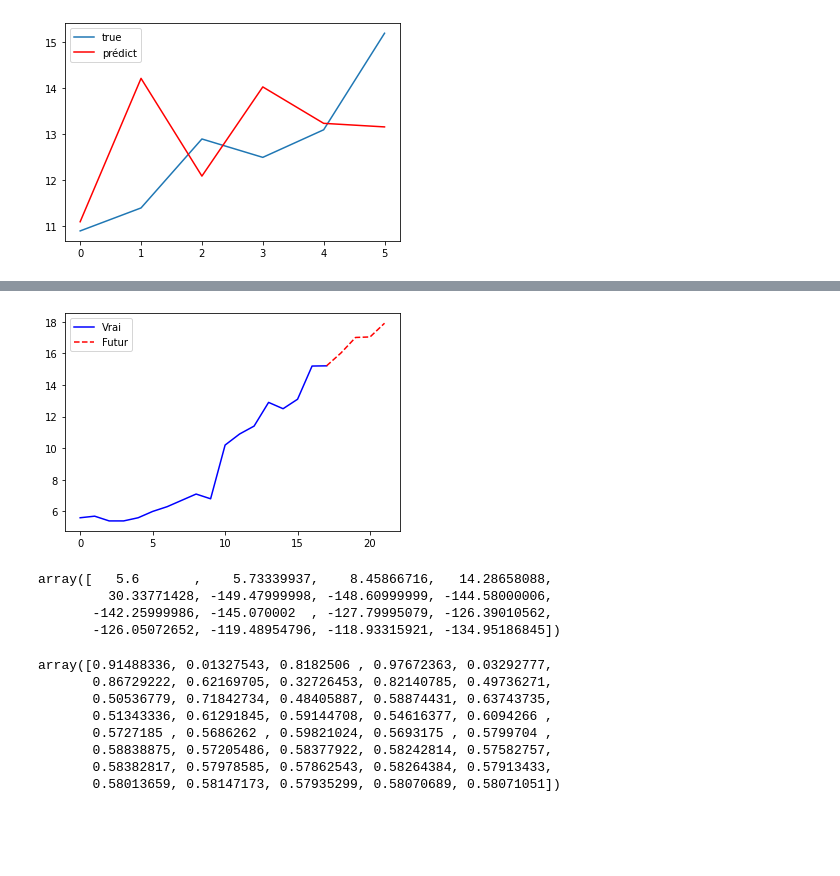
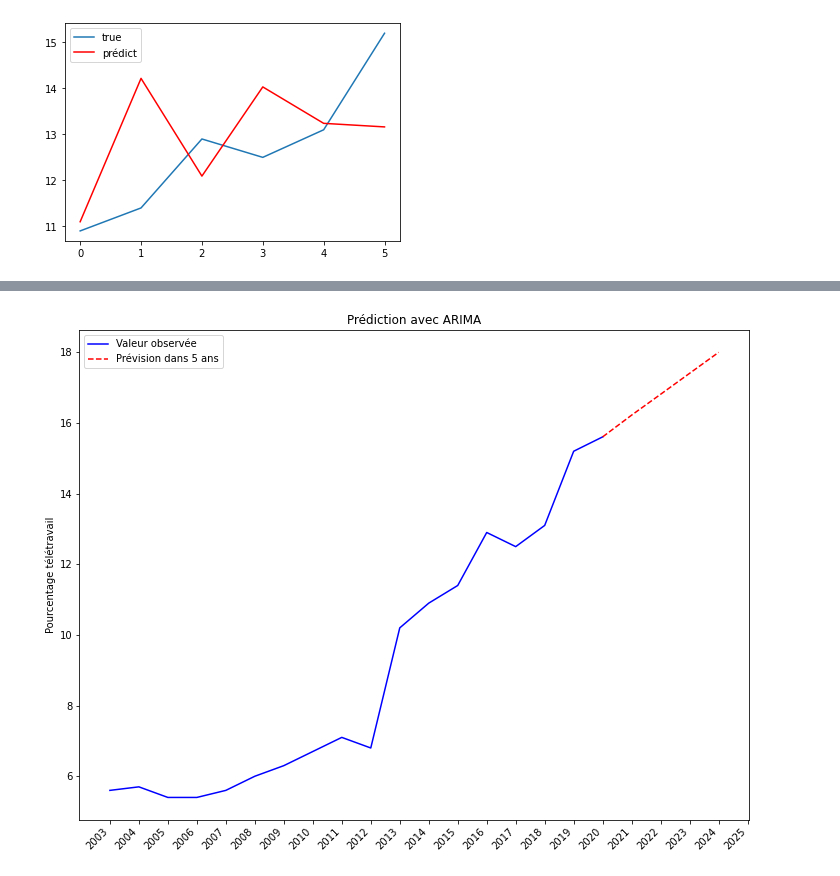
Before and after one commit to mamadcamzis/filRouge, a Jupyter notebook: src/ml.ipynb, the cells around one changed output, grey strips where cells are left out. Drawn from its saved outputs; the diff is of its cells as text; code cells hidden in the pictures; blank space fills up the shorter version.

Commit message:
fix visualisation

```diff
--- a/src/ml.ipynb
+++ b/src/ml.ipynb
@@ -600,8 +643,8 @@ predicted=13.162521, expected=15.200000
 Test MSE: 2.526
 [figure]
 # %%
-model = ARIMA(X, order=(5,1,0))
-model_fit = model.fit(disp=-1)
+model = ARIMA(X, order=(1,1,0))
+model_fit = model.fit(disp=0)
 print(model_fit.summary())
 # %% [output]
                              ARIMA Model Results
@@ -657,22 +716,23 @@ data
 # %%
 import matplotlib.pyplot as plt
 import numpy as np
 import pandas as pd
+annee = range(2003, 2026, 1)
+
 #fig , ax = plt.subplots()
 #df = pd.DataFrame({"y": np.random.rand(10)})
 ax = data.iloc[:18, :].plot(ls="-", color="b")
 #ax.plot(data.iloc[:18, :].values, c='b', label='Vrai')
 #ax.plot(data.iloc[17:,:].values, c='r',  ls='--', label='Futur')
 data.iloc[17:,:].plot(ls="--", color="r", ax=ax)
-ax.legend(['Vrai', 'Futur'])
-#plt.legend()
+ax.legend(['Valeur observée', 'Prévision dans 5 ans'])
+plt.xticks(range(23), annee)
+plt.title('Prédiction avec ARIMA')
+plt.ylabel('Pourcentage télétravail')
+fig = plt.gcf()
+fig.set_size_inches(12, 10, forward=True)
+fig.autofmt_xdate(rotation=45)
+
 plt.show()
 # %% [output]
-[figure, old version]
+[figure, new version]
-# %%
-w
-# %% [output]
-array([   5.6       ,    5.73339937,    8.45866716,   14.28658088,
-         30.33771428, -149.47999998, -148.60999999, -144.58000006,
-       -142.25999986, -145.070002  , -127.79995079, -126.39010562,
-       -126.05072652, -119.48954796, -118.93315921, -134.95186845])
@@ -683,11 +738,0 @@ from statsmodels.tsa.arima.model import ARIMAResults
-# %%
-ARIMAResults.forecast(model_fit, steps=40)
-# %% [output]
-array([0.91488336, 0.01327543, 0.8182506 , 0.97672363, 0.03292777,
-       0.86729222, 0.62169705, 0.32726453, 0.82140785, 0.49736271,
-       0.50536779, 0.71842734, 0.48405887, 0.58874431, 0.63743735,
-       0.51343336, 0.61291845, 0.59144708, 0.54616377, 0.6094266 ,
-       0.5727185 , 0.5686262 , 0.59821024, 0.5693175 , 0.5799704 ,
-       0.58838875, 0.57205486, 0.58377922, 0.58242814, 0.57582757,
-       0.58382817, 0.57978585, 0.57862543, 0.58264384, 0.57913433,
-       0.58013659, 0.58147173, 0.57935299, 0.58070689, 0.58071051])
```
Also changed, not shown: parts of 45 cells of this notebook.
